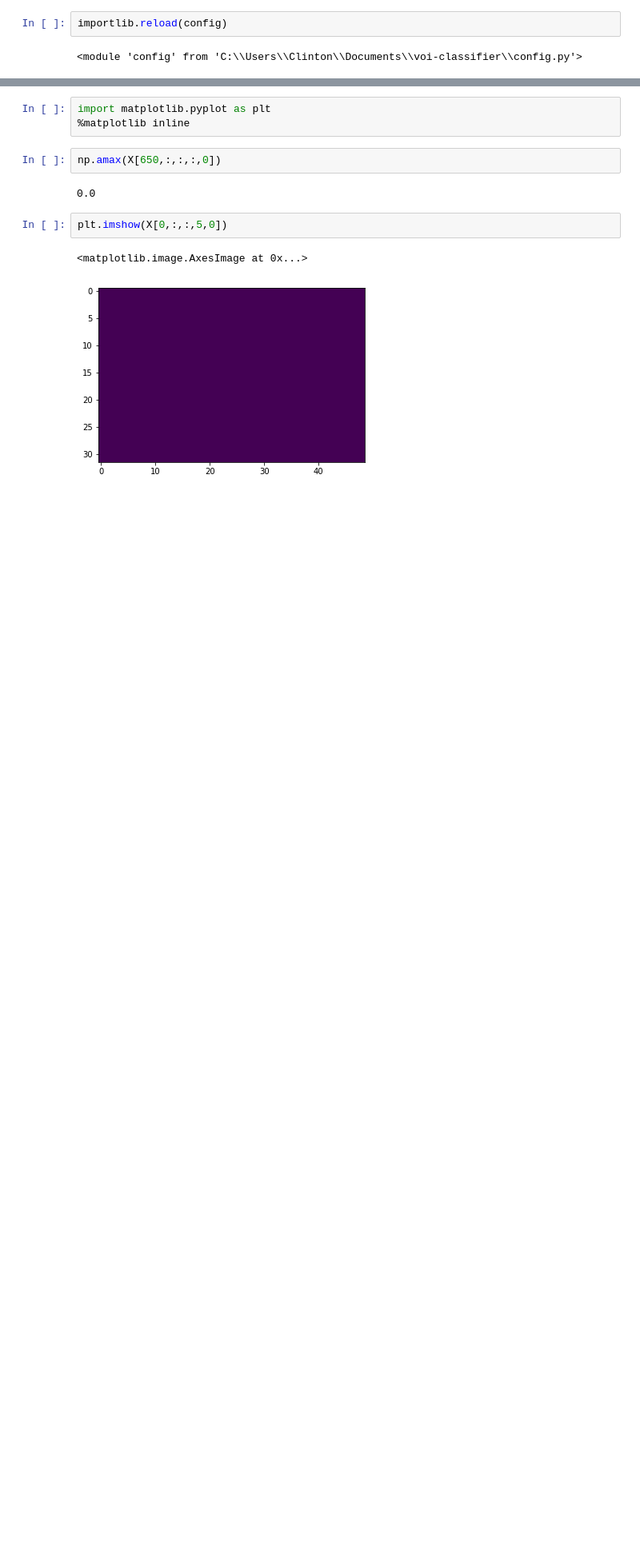
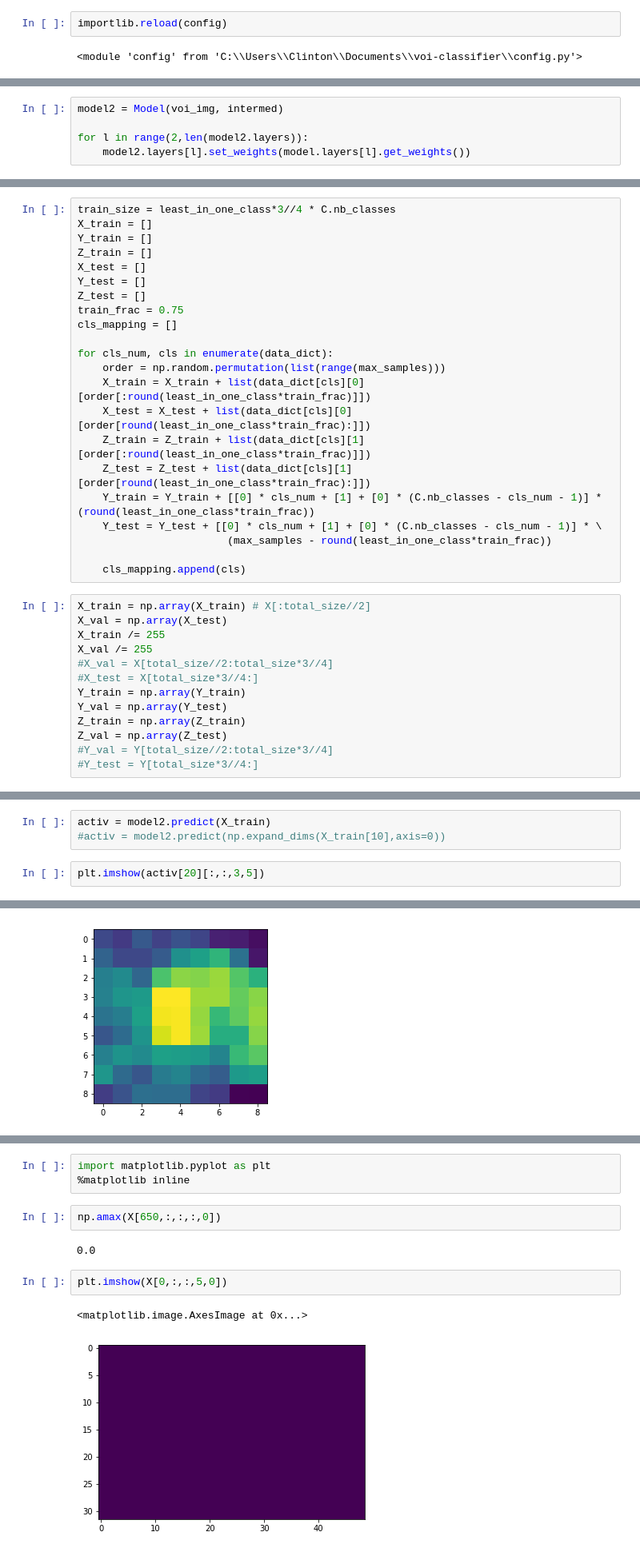
Before and after one commit to clintonjwang/voi-classifier, a Jupyter notebook: main.ipynb, the cells around one changed output, grey strips where cells are left out. Shown at 80% size. Drawn from its saved outputs; the diff is of its cells as text; blank space fills up the shorter version.

```diff
--- a/main.ipynb
+++ b/main.ipynb
@@ -63,0 +83,5 @@ z.shape
+# %%
+model2 = Model(voi_img, intermed)
+
+for l in range(2,len(model2.layers)):
+    model2.layers[l].set_weights(model.layers[l].get_weights())
@@ -81 +123,36 @@ x.resize((index, dims[0], dims[1], dims[2], C.nb_channels))
+# %%
+train_size = least_in_one_class*3//4 * C.nb_classes
+X_train = []
+Y_train = []
+Z_train = []
+X_test = []
+Y_test = []
+Z_test = []
+train_frac = 0.75
+cls_mapping = []
+
+for cls_num, cls in enumerate(data_dict):
+    order = np.random.permutation(list(range(max_samples)))
+    X_train = X_train + list(data_dict[cls][0][order[:round(least_in_one_class*train_frac)]])
+    X_test = X_test + list(data_dict[cls][0][order[round(least_in_one_class*train_frac):]])
+    Z_train = Z_train + list(data_dict[cls][1][order[:round(least_in_one_class*train_frac)]])
+    Z_test = Z_test + list(data_dict[cls][1][order[round(least_in_one_class*train_frac):]])
+    Y_train = Y_train + [[0] * cls_num + [1] + [0] * (C.nb_classes - cls_num - 1)] * (round(least_in_one_class*train_frac))
+    Y_test = Y_test + [[0] * cls_num + [1] + [0] * (C.nb_classes - cls_num - 1)] * \
+                        (max_samples - round(least_in_one_class*train_frac))
+
+    cls_mapping.append(cls)
+# %%
+X_train = np.array(X_train) # X[:total_size//2]
+X_val = np.array(X_test)
+X_train /= 255
+X_val /= 255
+#X_val = X[total_size//2:total_size*3//4]
+#X_test = X[total_size*3//4:]
+Y_train = np.array(Y_train)
+Y_val = np.array(Y_test)
+Z_train = np.array(Z_train)
+Z_val = np.array(Z_test)
+#Y_val = Y[total_size//2:total_size*3//4]
+#Y_test = Y[total_size*3//4:]
 # %%
@@ -91,0 +222,6 @@ X.shape
+# %%
+activ = model2.predict(X_train)
+#activ = model2.predict(np.expand_dims(X_train[10],axis=0))
+# %%
+plt.imshow(activ[20][:,:,3,5])
+# %% [output]
@@ -91,0 +229 @@ X.shape
+[figure, added]
```
Also changed, not shown: parts of 31 cells of this notebook, 1 other file.
